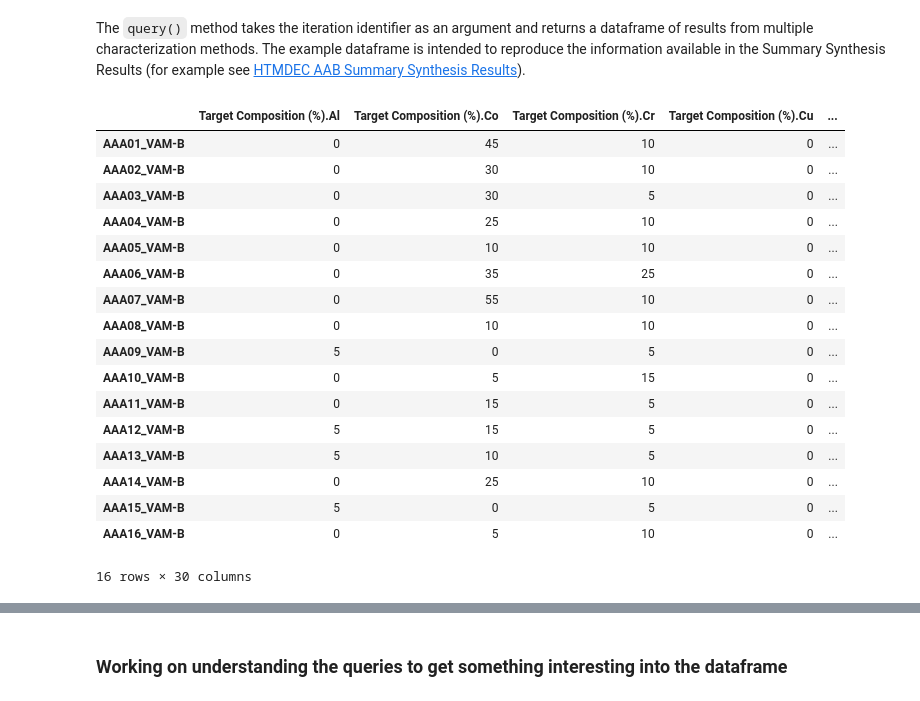
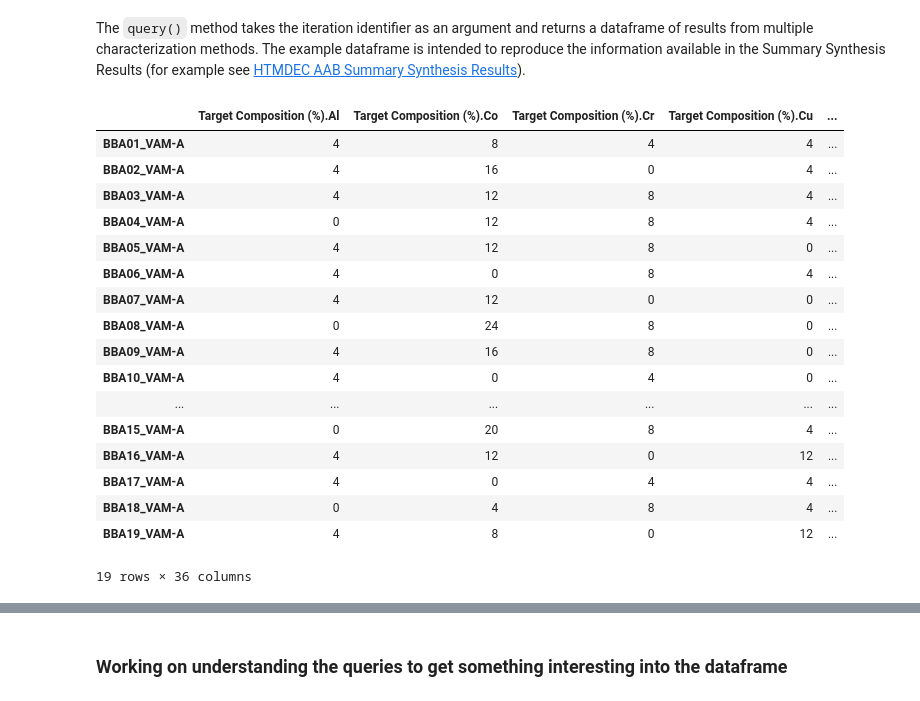
Before and after one commit to htmdec/birdshot_dms_api, a Jupyter notebook: 01_DMS_API_Example_DCE.ipynb, the cells around one changed output, grey strips where cells are left out. Drawn from its saved outputs; the diff is of its cells as text; code cells hidden in the pictures.

Commit message:
update api
more dynamic birdshot.py for continuous refresh of dash plots

```diff
--- a/01_DMS_API_Example_DCE.ipynb
+++ b/01_DMS_API_Example_DCE.ipynb
@@ -127,28 +127,28 @@ The `query()` method takes the iteration identifier as an argument and returns a
 # %%
 #client = GirderClient(apiUrl=os.environ["GIRDER_API_URL"])
 #client.token = os.environ["GIRDER_TOKEN"]
 #client.authenticate(apiKey=os.environ["GIRDER_TOKEN"])
-df = birdshot.query("AAA")
+df = birdshot.query("BBA")
 df
 # %% [output]
 |  | Target Composition (%).Al | Target Composition (%).Co | Target Composition (%).Cr | Target Composition (%).Cu | ... |
-| AAA01_VAM-B | 0 | 45 | 10 | 0 | ... |
-| AAA02_VAM-B | 0 | 30 | 10 | 0 | ... |
-| AAA03_VAM-B | 0 | 30 | 5 | 0 | ... |
-| AAA04_VAM-B | 0 | 25 | 10 | 0 | ... |
-| AAA05_VAM-B | 0 | 10 | 10 | 0 | ... |
-| AAA06_VAM-B | 0 | 35 | 25 | 0 | ... |
-| AAA07_VAM-B | 0 | 55 | 10 | 0 | ... |
-| AAA08_VAM-B | 0 | 10 | 10 | 0 | ... |
-| AAA09_VAM-B | 5 | 0 | 5 | 0 | ... |
-| AAA10_VAM-B | 0 | 5 | 15 | 0 | ... |
-| AAA11_VAM-B | 0 | 15 | 5 | 0 | ... |
-| AAA12_VAM-B | 5 | 15 | 5 | 0 | ... |
-| AAA13_VAM-B | 5 | 10 | 5 | 0 | ... |
-| AAA14_VAM-B | 0 | 25 | 10 | 0 | ... |
-| AAA15_VAM-B | 5 | 0 | 5 | 0 | ... |
-| AAA16_VAM-B | 0 | 5 | 10 | 0 | ... |
+| BBA01_VAM-A | 4 | 8 | 4 | 4 | ... |
+| BBA02_VAM-A | 4 | 16 | 0 | 4 | ... |
+| BBA03_VAM-A | 4 | 12 | 8 | 4 | ... |
+| BBA04_VAM-A | 0 | 12 | 8 | 4 | ... |
+| BBA05_VAM-A | 4 | 12 | 8 | 0 | ... |
+| BBA06_VAM-A | 4 | 0 | 8 | 4 | ... |
+| BBA07_VAM-A | 4 | 12 | 0 | 0 | ... |
+| BBA08_VAM-A | 0 | 24 | 8 | 0 | ... |
+| BBA09_VAM-A | 4 | 16 | 8 | 0 | ... |
+| BBA10_VAM-A | 4 | 0 | 4 | 0 | ... |
+| ... | ... | ... | ... | ... | ... |
+| BBA15_VAM-A | 0 | 20 | 8 | 4 | ... |
+| BBA16_VAM-A | 4 | 12 | 0 | 12 | ... |
+| BBA17_VAM-A | 4 | 0 | 4 | 4 | ... |
+| BBA18_VAM-A | 0 | 4 | 8 | 4 | ... |
+| BBA19_VAM-A | 4 | 8 | 0 | 12 | ... |
-16 rows × 30 columns
+19 rows × 36 columns
 # %%
 raw_data = birdshot.query("AAA", raw=True)
 print(raw_data)
```
Also changed, not shown: parts of 2 cells of this notebook, 3 other files.
